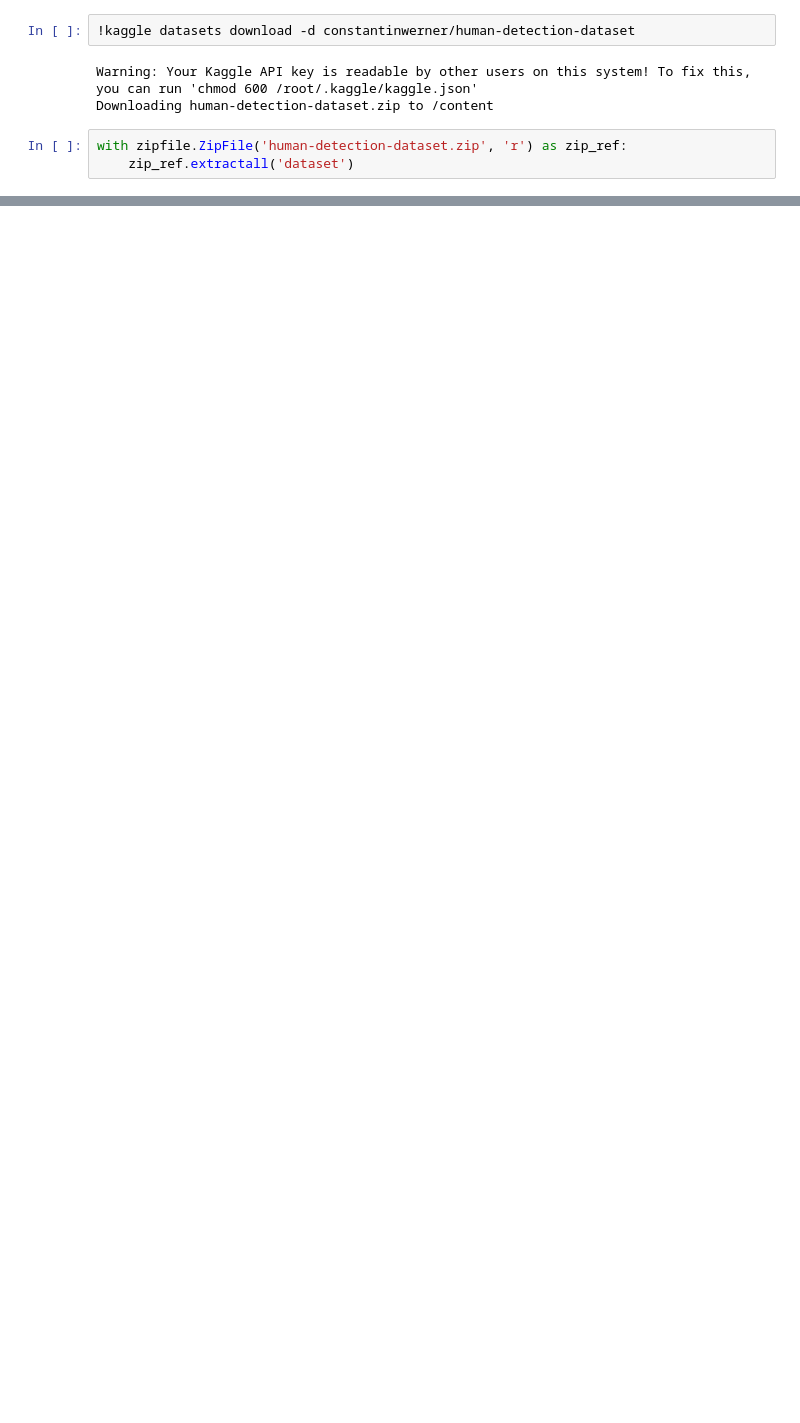
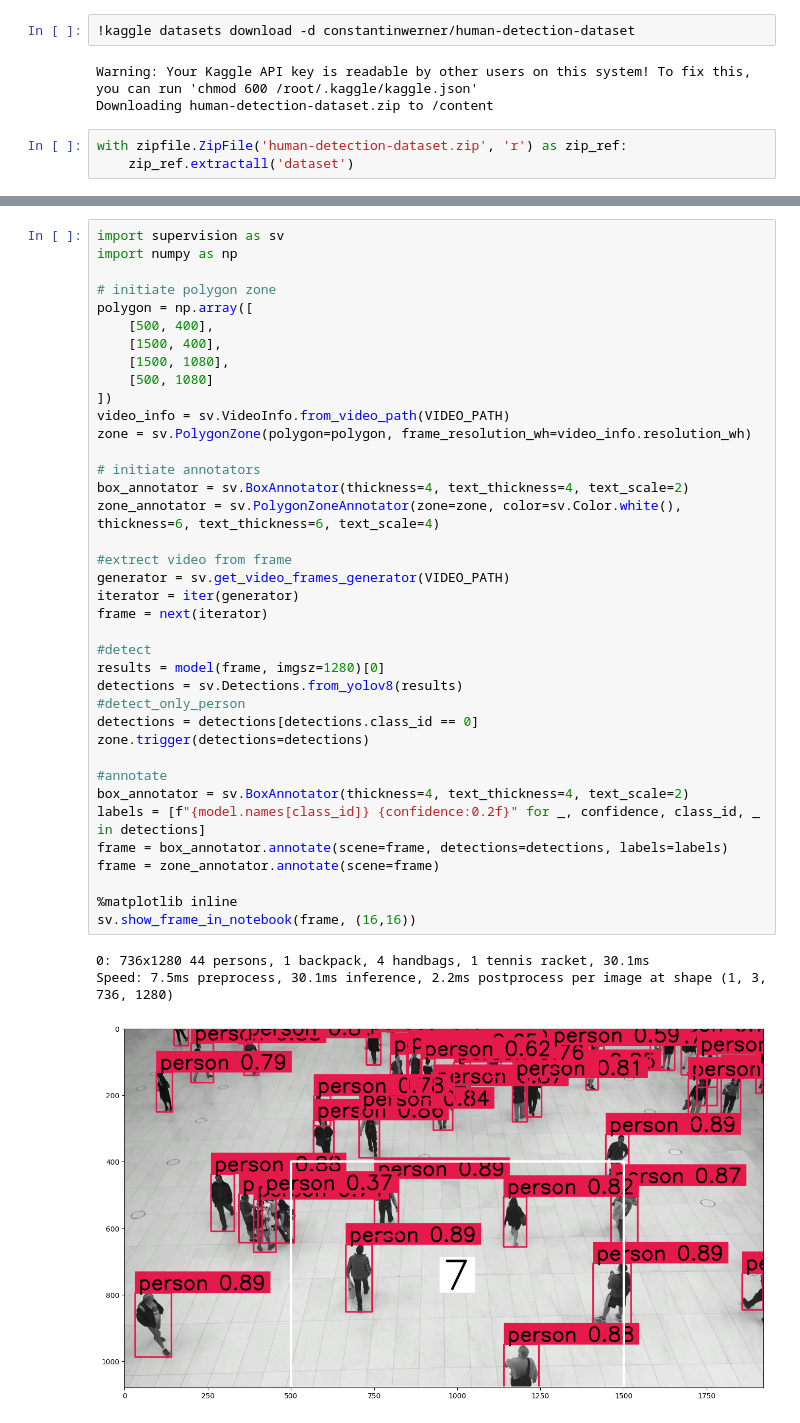
Before and after one commit to Elfeny7/ComputerVision_Learn, a Jupyter notebook: Human_Detection.ipynb, the cells around one changed output, grey strips where cells are left out. Drawn from its saved outputs; the diff is of its cells as text; blank space fills up the shorter version.

```diff
--- a/Human_Detection.ipynb
+++ b/Human_Detection.ipynb
@@ -184,0 +283,42 @@ Jumlah manusia: 2
+# %%
+import supervision as sv
+import numpy as np
+
+# initiate polygon zone
+polygon = np.array([
+    [500, 400],
+    [1500, 400],
+    [1500, 1080],
+    [500, 1080]
+])
+video_info = sv.VideoInfo.from_video_path(VIDEO_PATH)
+zone = sv.PolygonZone(polygon=polygon, frame_resolution_wh=video_info.resolution_wh)
+
+# initiate annotators
+box_annotator = sv.BoxAnnotator(thickness=4, text_thickness=4, text_scale=2)
+zone_annotator = sv.PolygonZoneAnnotator(zone=zone, color=sv.Color.white(), thickness=6, text_thickness=6, text_scale=4)
+
+#extrect video from frame
+generator = sv.get_video_frames_generator(VIDEO_PATH)
+iterator = iter(generator)
+frame = next(iterator)
+
+#detect
+results = model(frame, imgsz=1280)[0]
+detections = sv.Detections.from_yolov8(results)
+#detect_only_person
+detections = detections[detections.class_id == 0]
+zone.trigger(detections=detections)
+
+#annotate
+box_annotator = sv.BoxAnnotator(thickness=4, text_thickness=4, text_scale=2)
+labels = [f"{model.names[class_id]} {confidence:0.2f}" for _, confidence, class_id, _ in detections]
+frame = box_annotator.annotate(scene=frame, detections=detections, labels=labels)
+frame = zone_annotator.annotate(scene=frame)
+
+%matplotlib inline
+sv.show_frame_in_notebook(frame, (16,16))
+# %% [output]
+0: 736x1280 44 persons, 1 backpack, 4 handbags, 1 tennis racket, 30.1ms
+Speed: 7.5ms preprocess, 30.1ms inference, 2.2ms postprocess per image at shape (1, 3, 736, 1280)
+[figure, added]
```
Also changed, not shown: parts of 17 cells of this notebook.
